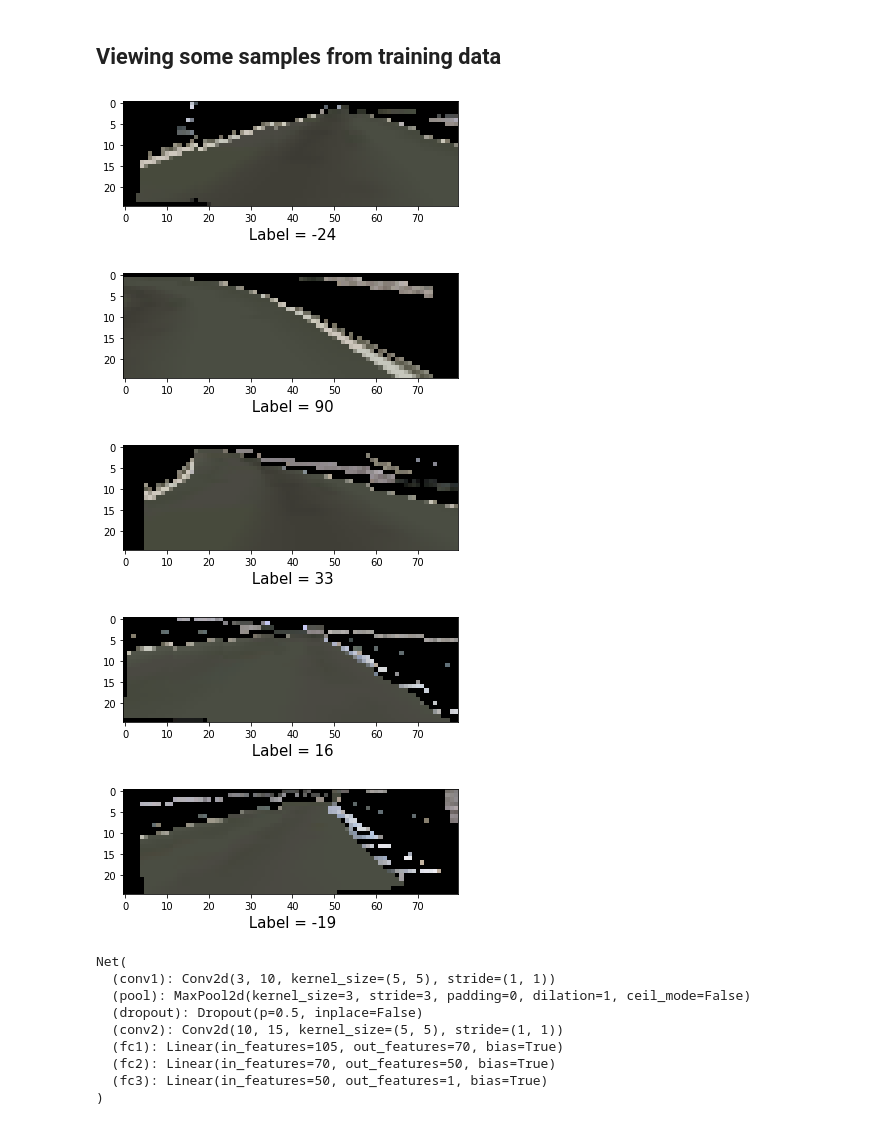
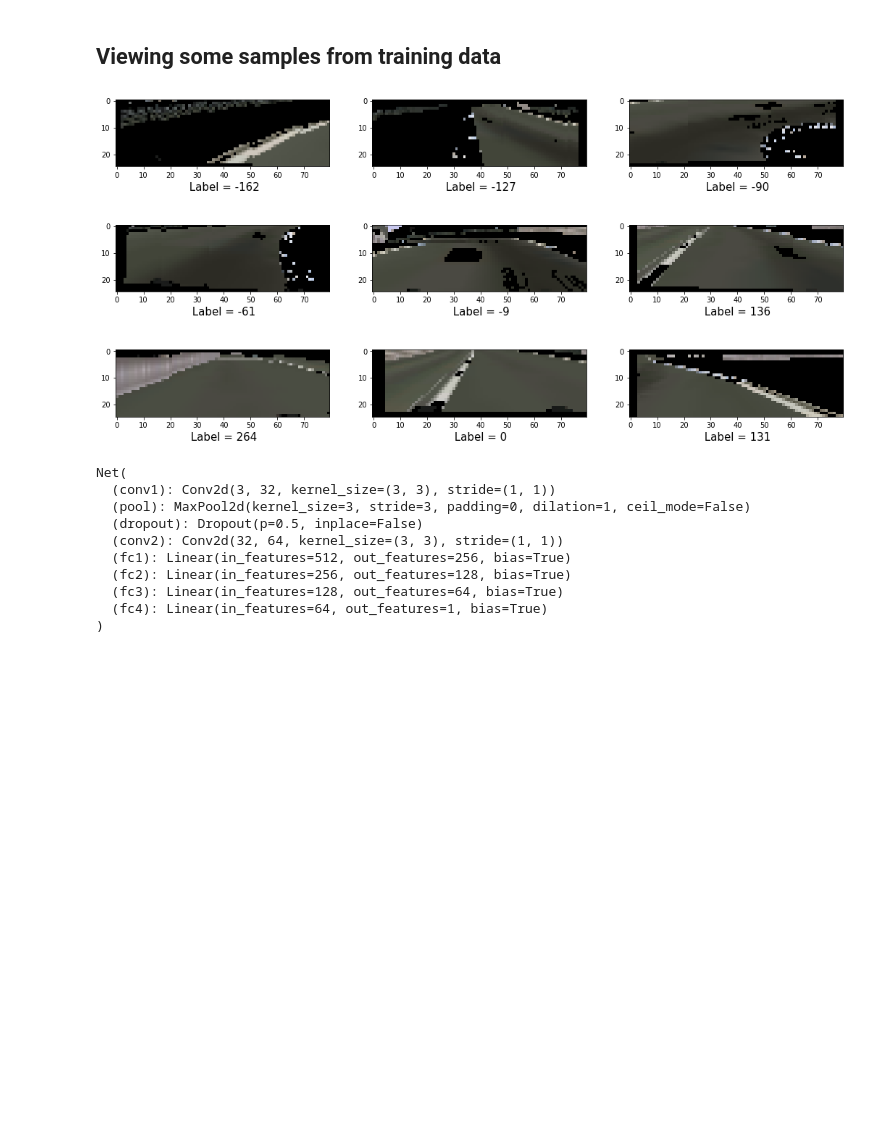
Before and after one commit to Mayukhdeb/mind_the_bend, a Jupyter notebook: train_drunk_driver.ipynb, the cells around one changed output. Cells and saved outputs as stored; diff of their text form; code cells hidden in the pictures; blank space fills up the shorter version.

```diff
--- a/train_drunk_driver.ipynb
+++ b/train_drunk_driver.ipynb
@@ -195,21 +204,21 @@ print(len(test_loader), " batches ")
 # %%
 sample = next(iter(train_loader))
 image_batch, labels = sample
+fig, ax = plt.subplots(3,3, figsize = (18,9))
+c = 0
+for i in range (3):
+    for j in range (3):
 
-for i in range (5):
+        res = drunk_driver(image_batch[c].cuda().unsqueeze(0)).item()
+        image_np = image_batch[c].squeeze(0).squeeze(0).numpy()
+        image_mvaxis = moveaxis(image_np, 0,2)
 
-    image_np = image_batch[i].squeeze(0).squeeze(0).numpy()
-    image_mvaxis = moveaxis(image_np, 0,2)
-    plt.imshow(image_mvaxis)
-    x =  " Label = " + str(labels[i].item())
-    plt.xlabel(x, fontsize= 15)
-    plt.show()
+        ax[i,j].imshow(image_mvaxis)
+        x =  " Label = " + str(labels[c].item())
+        ax[i,j].set_xlabel(x, fontsize= 15)
+        c += 1
 # %% [output]
-[figure, old version]
+[figure, new version]
-[figure, removed]
-[figure, removed]
-[figure, removed]
-[figure, removed]
 # %%
 def vis_loss_multi(loss_arr,val_arr):
 
@@ -308,15 +317,17 @@ def train_model(epochs, cellnet, optimizer, train_loader, val_loader):
 class Net(nn.Module):
     def __init__(self):
         super(Net, self).__init__()
-        self.conv1 = nn.Conv2d(3, 10, 5)
+        self.conv1 = nn.Conv2d(3, 32, 3)
         self.pool = nn.MaxPool2d(3, 3)
 
         self.dropout = nn.Dropout(p=0.5)
-        self.conv2 = nn.Conv2d(10, 15, 5)
+        self.conv2 = nn.Conv2d(32, 64 , 3)
 
-        self.fc1 = nn.Linear(105,70)
-        self.fc2 = nn.Linear(70, 50)
-        self.fc3 = nn.Linear(50, 1)
+        self.fc1 = nn.Linear(512,256)
+        self.fc2 = nn.Linear(256, 128)
+        self.fc3 = nn.Linear(128, 64)
+
+        self.fc4 = nn.Linear(64, 1)
 
     def forward(self, x):
         x = (self.pool(F.relu(self.conv1(x))))
@@ -324,24 +335,30 @@ class Net(nn.Module):
         x = x.view(x.size(0), -1)
         x = F.relu(self.fc1(x))
         x = F.relu(self.fc2(x))
-        x = self.fc3(x)
+        x = fig, ax = plt.subplots(3,3, figsize = (9,9))F.relu(self.fc3(x))
+
+        x = self.fc4(x)
 
         return x
 
 drunk_driver = Net()
+
+drunk_driver = drunk_drfig, ax = plt.subplots(3,3, figsize = (9,9))iver.cuda()
 print(drunk_driver)
+
 
 optimizer = optim.Adam(drunk_driver.parameters(), lr = 0.025)
 
-scheduler = ReduceLROnPlateau(optimizer, mode='min', factor=0.7, patience=5, verbose=False, threshold=0.0001, threshold_mode='rel', cooldown=0, min_lr=0, eps=1e-08)
+scheduler = ReduceLROnPlateau(optimizer, mode='min', factor=0.7, patience=6, verbose=False, threshold=0.0001, threshold_mode='rel', cooldown=0, min_lr=0, eps=1e-08)
 # %% [output]
 Net(
-  (conv1): Conv2d(3, 10, kernel_size=(5, 5), stride=(1, 1))
+  (conv1): Conv2d(3, 32, kernel_size=(3, 3), stride=(1, 1))
   (pool): MaxPool2d(kernel_size=3, stride=3, padding=0, dilation=1, ceil_mode=False)
   (dropout): Dropout(p=0.5, inplace=False)
-  (conv2): Conv2d(10, 15, kernel_size=(5, 5), stride=(1, 1))
-  (fc1): Linear(in_features=105, out_features=70, bias=True)
-  (fc2): Linear(in_features=70, out_features=50, bias=True)
-  (fc3): Linear(in_features=50, out_features=1, bias=True)
+  (conv2): Conv2d(32, 64, kernel_size=(3, 3), stride=(1, 1))
+  (fc1): Linear(in_features=512, out_features=256, bias=True)
+  (fc2): Linear(in_features=256, out_features=128, bias=True)
+  (fc3): Linear(in_features=128, out_features=64, bias=True)
+  (fc4): Linear(in_features=64, out_features=1, bias=True)
 )
 # %%
```
Also changed, not shown: parts of 7 cells of this notebook, 1 other file.
